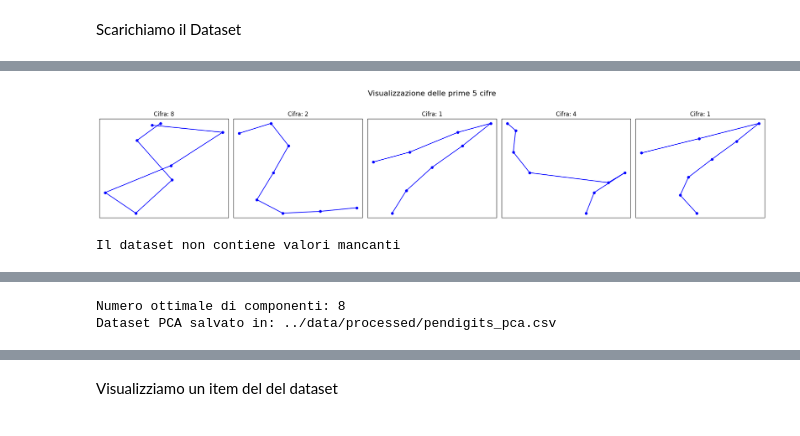
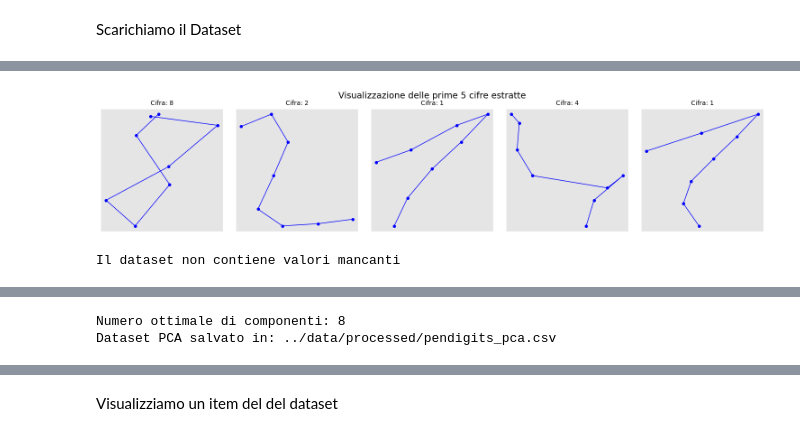
Before and after one commit to ale24cocco/pendigits-clustering, a Jupyter notebook: notebooks/explore_pendigits.ipynb, the cells around one changed output, grey strips where cells are left out. Cells and saved outputs as stored; diff of their text form; code cells hidden in the pictures.

```diff
--- a/notebooks/explore_pendigits.ipynb
+++ b/notebooks/explore_pendigits.ipynb
@@ -41,48 +42,51 @@ def get_data(name: str):
     df = X.copy()
     df['target'] = y
 
+    print(df['target'].value_counts())
     #visualizziamo le prime 5 righe del dataset
     print(df.head())
 
     #salvo il dataframe in formato csv
     df.to_csv("../data/raw/pendigits.csv", index = False)
 
-#funzione per visualizzare un campione dei dati estratti
+#funzione per visualizzare un campione dei dati estratti con qualità per pubblicazione scientifica
 def visualize_raw_data():
-    #recupero il dataset
+    # recupero il dataset
     ds = pd.read_csv("../data/raw/pendigits.csv")
 
-    #estraggo le features e i targets
+    # estraggo le features e i targets
     X = ds.drop(columns="target")
     y = ds["target"]
 
-    #seleziono le prime 5 istanze
+    # seleziono le prime 5 istanze
     indices = range(5)
 
-    #imposto i sottografi
-    fig, axes = plt.subplots(1, 5, figsize=(20, 4))
-    fig.suptitle('Visualizzazione delle prime 5 cifre', fontsize=16)
+    # imposto i sottografi con uno stile migliorato
+    fig, axes = plt.subplots(1, 5, figsize=(15, 3), constrained_layout=True)
+
+    # titolo principale in stile scientifico
+    fig.suptitle('Visualizzazione delle prime 5 cifre estratte', fontsize=14, y=1.05)
 
     for i, index in enumerate(indices):
         instance = X.iloc[index].values
         digit = y.iloc[index]
 
-        #estraggo le coordinate dei punti che formano la cifra
-        #le feature pari rappresentano le x dei punti, ordinate in sequenza
+        # estraggo le coordinate dei punti che formano la cifra
         x_coords = instance[::2]
-
-        #le feature dispari rappresentano le y dei punti, ordinate in sequenza
         y_coords = instance[1::2]
 
-        #tramite un line plot disegno i punti che formano la cifra
-        axes[i].plot(x_coords, y_coords, marker='o', color='blue', markersize=5)
-        axes[i].set_title(f'Cifra: {digit}', fontsize=12)
-        axes[i].set_xticks([])
+        # disegno i punti che formano la cifra
+        axes[i].plot(x_coords, y_coords, marker='o', color='blue', markersize=4, linewidth=1)
+        axes[i].set_title(f'Cifra: {digit}', fontsize=10)
+        axes[i].set_xticks([])  # rimuove le etichette sugli assi
         axes[i].set_yticks([])
-        axes[i].grid(True, linestyle='--', alpha=0.5)
+        axes[i].set_aspect('equal')  # garantisce proporzioni uguali
+        axes[i].grid(True, linestyle='--', alpha=0.4)
+        plt.grid(True, linestyle='--', alpha=0.5)
 
-    plt.tight_layout(rect=[0, 0, 1, 0.95])
+
     plt.show()
+
 
 #funzione per effettuare il preprocessamento del dataset
 def preprocessing_pipeline():
@@ -167,9 +171,64 @@ def visualize_pca_2d():
     plt.show()
 
 
+#funzione per verificare, visualizzare gli outliers e la distribuzione delle features
+def check_and_visualize_outliers_and_distribution():
+    #carichiamo il dataset standardizzato
+    df = pd.read_csv("../data/processed/pendigits_standardized.csv")
+    X = df.drop(columns=["target"])
+
+    #dizionario per salvare la presenza di outliers per ogni feature
+    outlier_summary = {}
+
+    #creazione della figura con due righe per ogni feature: boxplot e violin plot
+    num_features = len(X.columns)
+    plt.figure(figsize=(20, num_features * 3))
+    plt.suptitle('Rilevazione Outliers e Distribuzione Dati', fontsize=18)
+
+    for i, column in enumerate(X.columns):
+        #calcolo dei valori di soglia per individuare gli outliers
+        Q1 = X[column].quantile(0.25)
+        Q3 = X[column].quantile(0.75)
+        IQR = Q3 - Q1
+        lower_bound = Q1 - 1.5 * IQR
+        upper_bound = Q3 + 1.5 * IQR
+
+        #conteggio degli outliers
+        outliers = ((X[column] < lower_bound) | (X[column] > upper_bound)).sum()
+        outlier_summary[column] = outliers
+
+        #aggiunta del boxplot
+        plt.subplot(num_features, 2, 2 * i + 1)
+        sns.boxplot(x=X[column], color="skyblue")
+        plt.title(f"Boxplot - {column} ({outliers} outliers)", fontsize=10)
+        plt.xlabel("")
+        plt.grid(True, linestyle='--', alpha=0.5)
+
+        #aggiunta del violin plot
+        plt.subplot(num_features, 2, 2 * i + 2)
+        sns.violinplot(x=X[column], color="lightgreen")
+        plt.title(f"Violin Plot - {column}", fontsize=10)
+        plt.xlabel("")
+        plt.grid(True, linestyle='--', alpha=0.5)
+
+    plt.tight_layout(rect=[0, 0, 1, 0.97])
+    plt.show()
+
+    #visualizzazione del riepilogo degli outliers
+    print("Riepilogo degli Outliers:")
+    for feature, count in outlier_summary.items():
+        print(f"Feature {feature}: {count} outliers")
+
+    #verifica se ci sono outliers
+    total_outliers = sum(outlier_summary.values())
+    if total_outliers > 0:
+        print(f"Totale outliers rilevati: {total_outliers}")
+    else:
+        print("Non sono stati rilevati outliers nel dataset.")
 
 get_data("pendigits")
 visualize_raw_data()
 preprocessing_pipeline()
 visualize_pca_2d()
+check_and_visualize_outliers_and_distribution()
 # %% [output]
@@ -185,6 +248,6 @@ visualize_pca_2d()
 1      2
 2      1
 3      4
 4      1
-[figure, old version]
+[figure, new version]
 Il dataset non contiene valori mancanti
```
Also changed, not shown: parts of 2 cells of this notebook.
